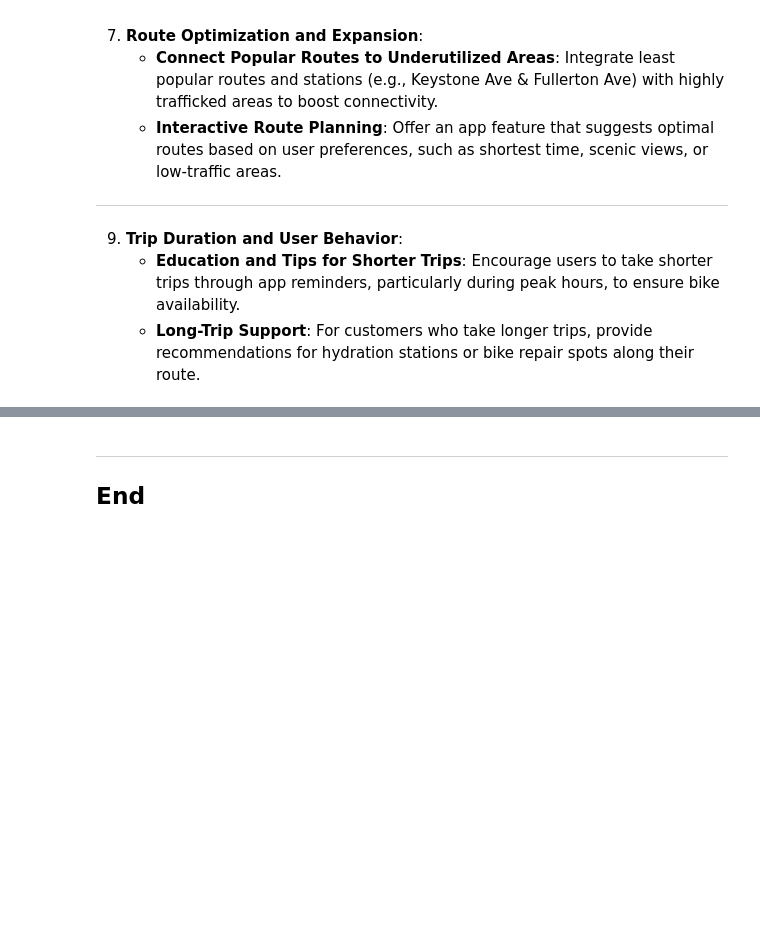
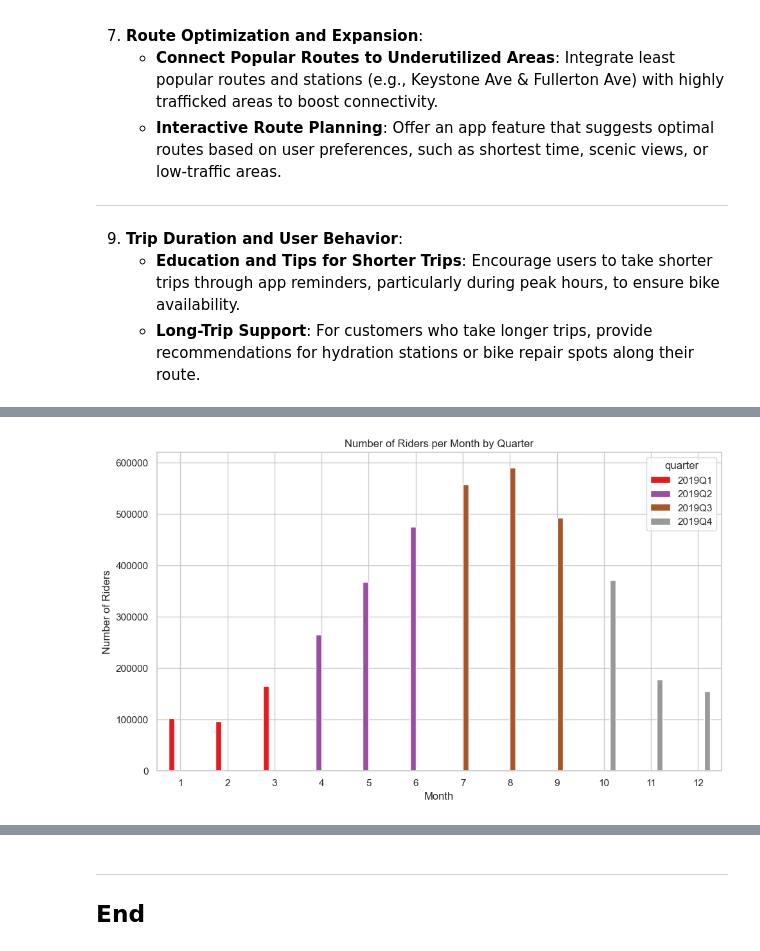
Before and after one commit to Galal-Abdelaziz/PFDA-project, a Jupyter notebook: project.ipynb, the cells around one changed output, grey strips where cells are left out. Cells and saved outputs as stored; diff of their text form; code cells hidden in the pictures; blank space fills up the shorter version.

```diff
--- a/project.ipynb
+++ b/project.ipynb
@@ -599,0 +678,19 @@ Based on the key trends and findings, here are actionable recommendations to enh
+# %%
+combined_df['start_time'] = pd.to_datetime(combined_df['start_time'])
+combined_df['month'] = combined_df['start_time'].dt.month
+combined_df['quarter'] = combined_df['start_time'].dt.to_period('Q')
+
+riders_per_month = combined_df.groupby(['month', 'quarter'])['usertype'].count().unstack()
+
+ax = riders_per_month.plot(kind='bar', stacked=False, figsize=(10, 6), colormap='Set1')
+
+ax.set_xlabel('Month')
+ax.set_ylabel('Number of Riders')
+ax.set_title('Number of Riders per Month by Quarter')
+
+plt.xticks(rotation=0)
+plt.tight_layout()
+
+plt.show()
+# %% [output]
+[figure, added]
```
Also changed, not shown: parts of 11 cells of this notebook, 3 other files.
